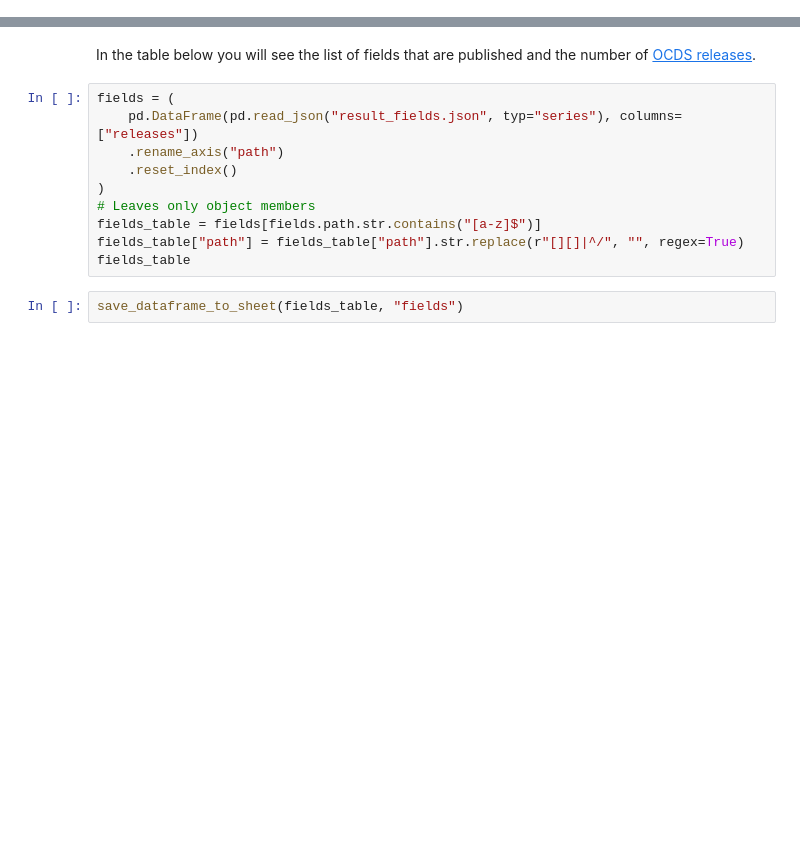
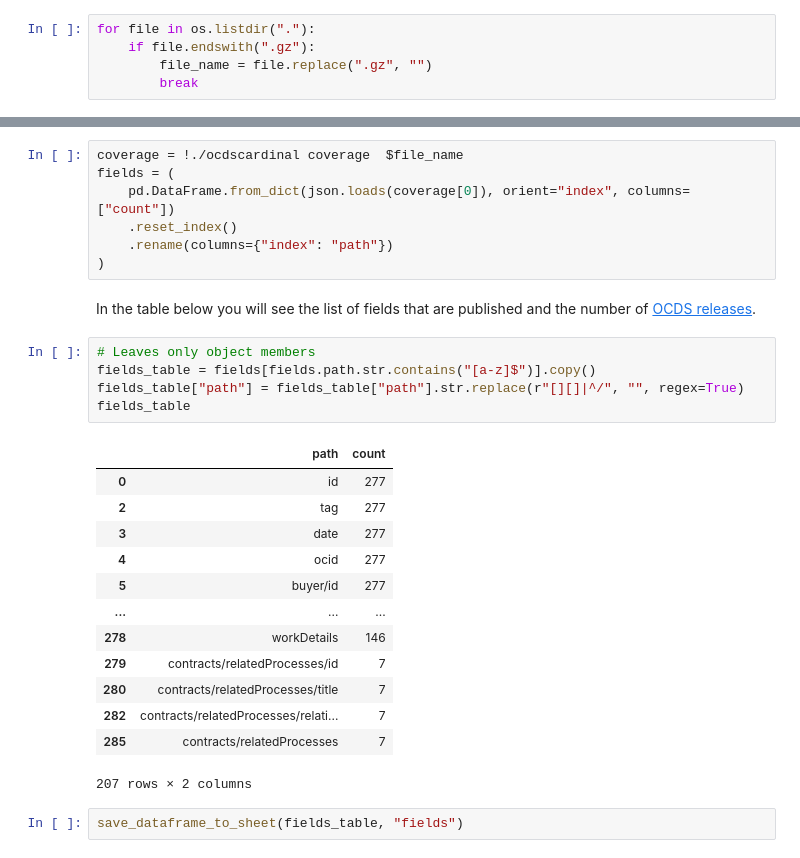
Before and after one commit to open-contracting/notebooks-ocds, a Jupyter notebook: template_usability_checks_registry.ipynb, the cells around one changed output, grey strips where cells are left out. Saved outputs shown, nothing was run; the diff lists cells and outputs as text; blank space fills up the shorter version.

```diff
--- a/template_usability_checks_registry.ipynb
+++ b/template_usability_checks_registry.ipynb
@@ -359 +360,6 @@ file_jsonl = file.replace(".gz", "")
+# %%
+for file in os.listdir("."):
+    if file.endswith(".gz"):
+        file_name = file.replace(".gz", "")
+        break
 # %%
@@ -369,15 +371,31 @@ Use Cardinal's [coverage command](https://cardinal.readthedocs.io/en/latest/cli/
+# %%
+coverage = !./ocdscardinal coverage  $file_name
+fields = (
+    pd.DataFrame.from_dict(json.loads(coverage[0]), orient="index", columns=["count"])
+    .reset_index()
+    .rename(columns={"index": "path"})
+)
 # %% [markdown]
 In the table below you will see the list of fields that are published and the number of [OCDS releases](https://standard.open-contracting.org/latest/en/schema/reference/).
 # %%
-fields = (
-    pd.DataFrame(pd.read_json("result_fields.json", typ="series"), columns=["releases"])
-    .rename_axis("path")
-    .reset_index()
-)
 # Leaves only object members
-fields_table = fields[fields.path.str.contains("[a-z]$")]
+fields_table = fields[fields.path.str.contains("[a-z]$")].copy()
 fields_table["path"] = fields_table["path"].str.replace(r"[][]|^/", "", regex=True)
 fields_table
+# %% [output]
+|  | path | count |
+| 0 | id | 277 |
+| 2 | tag | 277 |
+| 3 | date | 277 |
+| 4 | ocid | 277 |
+| 5 | buyer/id | 277 |
+| ... | ... | ... |
+| 278 | workDetails | 146 |
+| 279 | contracts/relatedProcesses/id | 7 |
+| 280 | contracts/relatedProcesses/title | 7 |
+| 282 | contracts/relatedProcesses/relati... | 7 |
+| 285 | contracts/relatedProcesses | 7 |
+207 rows × 2 columns
 # %%
 save_dataframe_to_sheet(fields_table, "fields")
 # %% [markdown]
```
Also changed, not shown: parts of 6 cells of this notebook, 1 other file.
